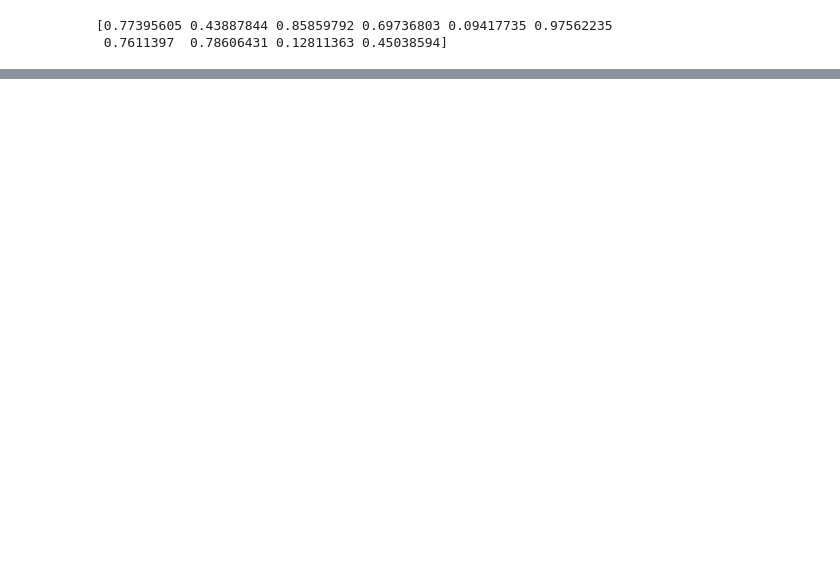
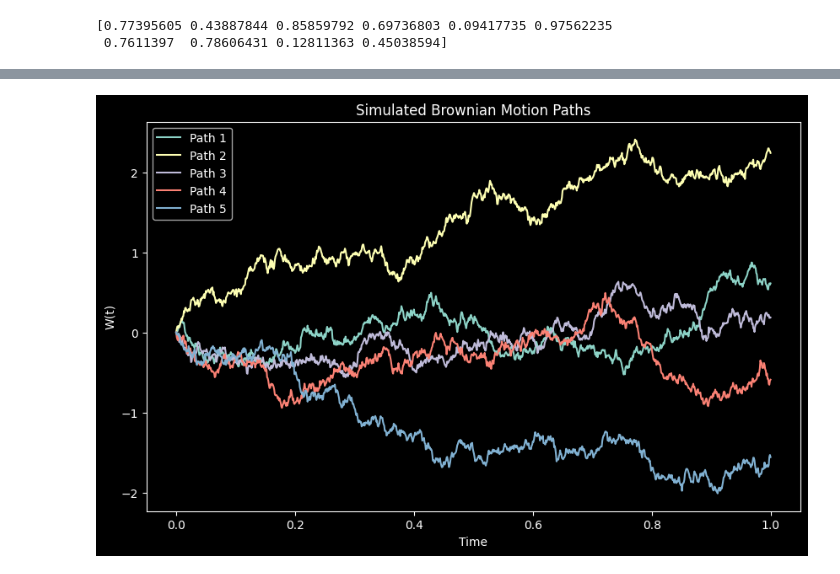
Before and after one commit to julihocc/itesm-ma2008b-notes, a Jupyter notebook: module-01/complementary/module-01.ipynb, the cells around one changed output, grey strips where cells are left out. Cells and saved outputs as stored; diff of their text form; code cells hidden in the pictures; blank space fills up the shorter version.

```diff
--- a/module-01/complementary/module-01.ipynb
+++ b/module-01/complementary/module-01.ipynb
@@ -559,0 +297,25 @@ Aside from antithetic variables, other variance reduction methods include **mome
+# %%
+import numpy as np
+import matplotlib.pyplot as plt
+
+T, N = 1.0, 1000
+dt = T/N
+n_paths = 5
+time = np.linspace(0, T, N+1)
+
+np.random.seed(42)
+W = np.zeros((n_paths, N+1))
+for i in range(n_paths):
+    increments = np.random.normal(0, np.sqrt(dt), size=N)
+    W[i, 1:] = np.cumsum(increments)
+
+plt.figure(figsize=(10,6))
+for i in range(n_paths):
+    plt.plot(time, W[i], label=f"Path {i+1}")
+plt.title("Simulated Brownian Motion Paths")
+plt.xlabel("Time")
+plt.ylabel("W(t)")
+plt.legend()
+plt.show()
+# %% [output]
+[figure, added]
```
Also changed, not shown: parts of 45 cells of this notebook, 5 other files.
